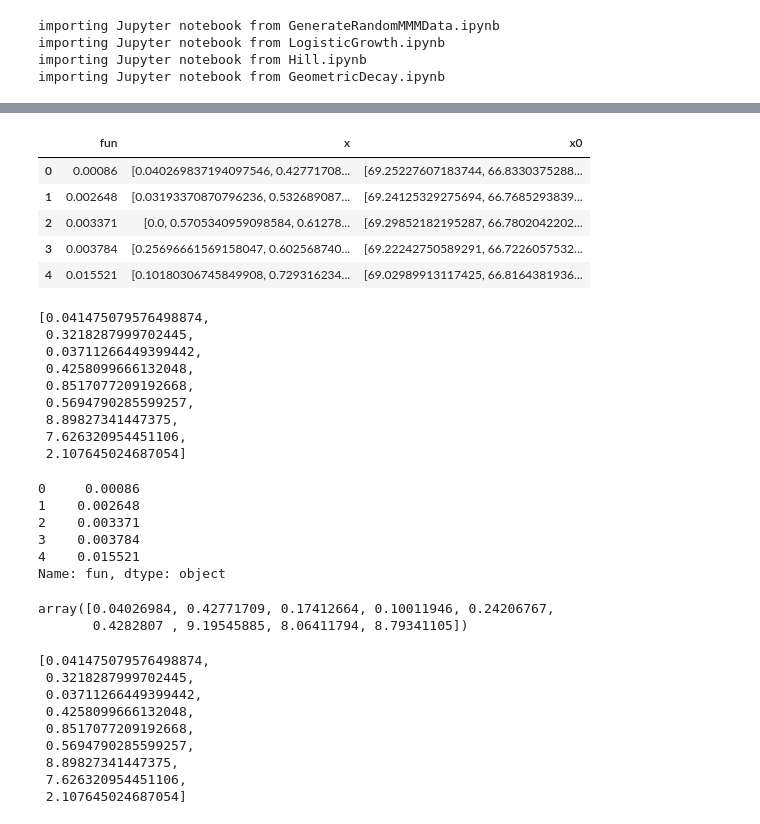
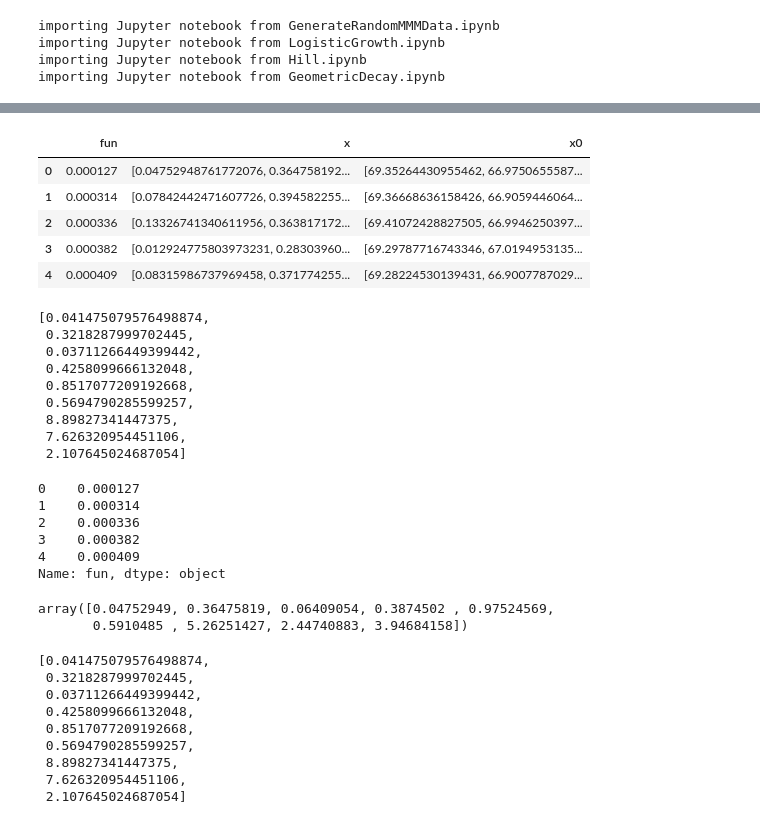
Before and after one commit to alexanderhowada/mediamixedmodeling, a Jupyter notebook: MMM.ipynb, the cells around one changed output, grey strips where cells are left out. Drawn from its saved outputs; the diff is of its cells as text; code cells hidden in the pictures.

```diff
--- a/MMM.ipynb
+++ b/MMM.ipynb
@@ -76,6 +76,17 @@ class GeometricDecayMinimizer:
 
     def scipy_minimize(self, **kwargs):
         return minimize(self.to_minimize, **kwargs)
+# %%
+def to_opt(inputs):
+    x0            = inputs[0]
+    bounds        = inputs[1]
+    data_df       = inputs[2]
+    media_columns = inputs[3]
+    var_columns   = inputs[4]
+    target        = inputs[5]
+    GDM = GeometricDecayMinimizer(data_df, media_columns, var_columns, target)
+    r = GDM.scipy_minimize(x0=x0, tol=1e-3, bounds=bounds, jac='3-point')
+    return [r.fun, r.x, GDM.model.x]
 # %%
 if __name__ == '__main__':
     """generate random data and get true values"""
@@ -98,15 +109,21 @@ if __name__ == '__main__':
     """run MMM many times and choose model that minimizes objective"""
     r_list = []
     t1 = datetime.now()
-    for i in tqdm(range(10)):
-        GDM = GeometricDecayMinimizer(data_df, GR.media_columns, GR.var_columns+['intercept'], data_df['sales'])
-        bounds = [(0,1),(0,1),(0,1), (0.1,1.2),(0.1,1.2),(0.1,1.2), (0,10), (0,10), (0,10)]
 
-        x0 = [np.mean(t) for t in bounds]
-        x0 = [t[1]*np.random.random() for t in bounds]
+    from multiprocessing import Pool
+    a_pool = Pool(processes=4)
 
-        r = GDM.scipy_minimize(x0=x0, tol=1e-3, bounds=bounds, jac='3-point')
-        r_list.append([r.fun, r.x, GDM.model.x])
+    total = 1000
+    bounds = [(0,1),(0,1),(0,1), (0.1,1.2),(0.1,1.2),(0.1,1.2), (0,10), (0,10), (0,10)]
+    x0 = []
+    for i in range(total):
+        x0.append([
+            [t[1]*np.random.random() for t in bounds],
+            bounds, data_df, GR.media_columns,
+            GR.var_columns+['intercept'], data_df['sales']
+        ])
+
+    r_list = list(tqdm(a_pool.imap(to_opt, x0, chunksize=5), total=total))
 
     r_df = pd.DataFrame(
         np.asarray(r_list, dtype='object'),
@@ -121,9 +138,9 @@ elapsed time = 0:00:20.421361
 |  | fun | x | x0 |
-| 0 | 0.00086 | [0.040269837194097546, 0.42771708... | [69.25227607183744, 66.8330375288... |
-| 1 | 0.002648 | [0.03193370870796236, 0.532689087... | [69.24125329275694, 66.7685293839... |
-| 2 | 0.003371 | [0.0, 0.5705340959098584, 0.61278... | [69.29852182195287, 66.7802042202... |
-| 3 | 0.003784 | [0.25696661569158047, 0.602568740... | [69.22242750589291, 66.7226057532... |
-| 4 | 0.015521 | [0.10180306745849908, 0.729316234... | [69.02989913117425, 66.8164381936... |
+| 0 | 0.000127 | [0.04752948761772076, 0.364758192... | [69.35264430955462, 66.9750655587... |
+| 1 | 0.000314 | [0.07842442471607726, 0.394582255... | [69.36668636158426, 66.9059446064... |
+| 2 | 0.000336 | [0.13326741340611956, 0.363817172... | [69.41072428827505, 66.9946250397... |
+| 3 | 0.000382 | [0.012924775803973231, 0.28303960... | [69.29787716743346, 67.0194953135... |
+| 4 | 0.000409 | [0.08315986737969458, 0.371774255... | [69.28224530139431, 66.9007787029... |
 [0.041475079576498874,
  0.3218287999702445,
  0.03711266449399442,
@@ -142,14 +159,14 @@ if __name__ == '__main__':
     display(r_df.loc[0,'x'])
     display(true_x0)
 # %% [output]
-0     0.00086
-1    0.002648
-2    0.003371
-3    0.003784
-4    0.015521
+0    0.000127
+1    0.000314
+2    0.000336
+3    0.000382
+4    0.000409
 Name: fun, dtype: object
-array([0.04026984, 0.42771709, 0.17412664, 0.10011946, 0.24206767,
-       0.4282807 , 9.19545885, 8.06411794, 8.79341105])
+array([0.04752949, 0.36475819, 0.06409054, 0.3874502 , 0.97524569,
+       0.5910485 , 5.26251427, 2.44740883, 3.94684158])
 [0.041475079576498874,
  0.3218287999702445,
  0.03711266449399442,
```
Also changed, not shown: parts of 4 cells of this notebook.
